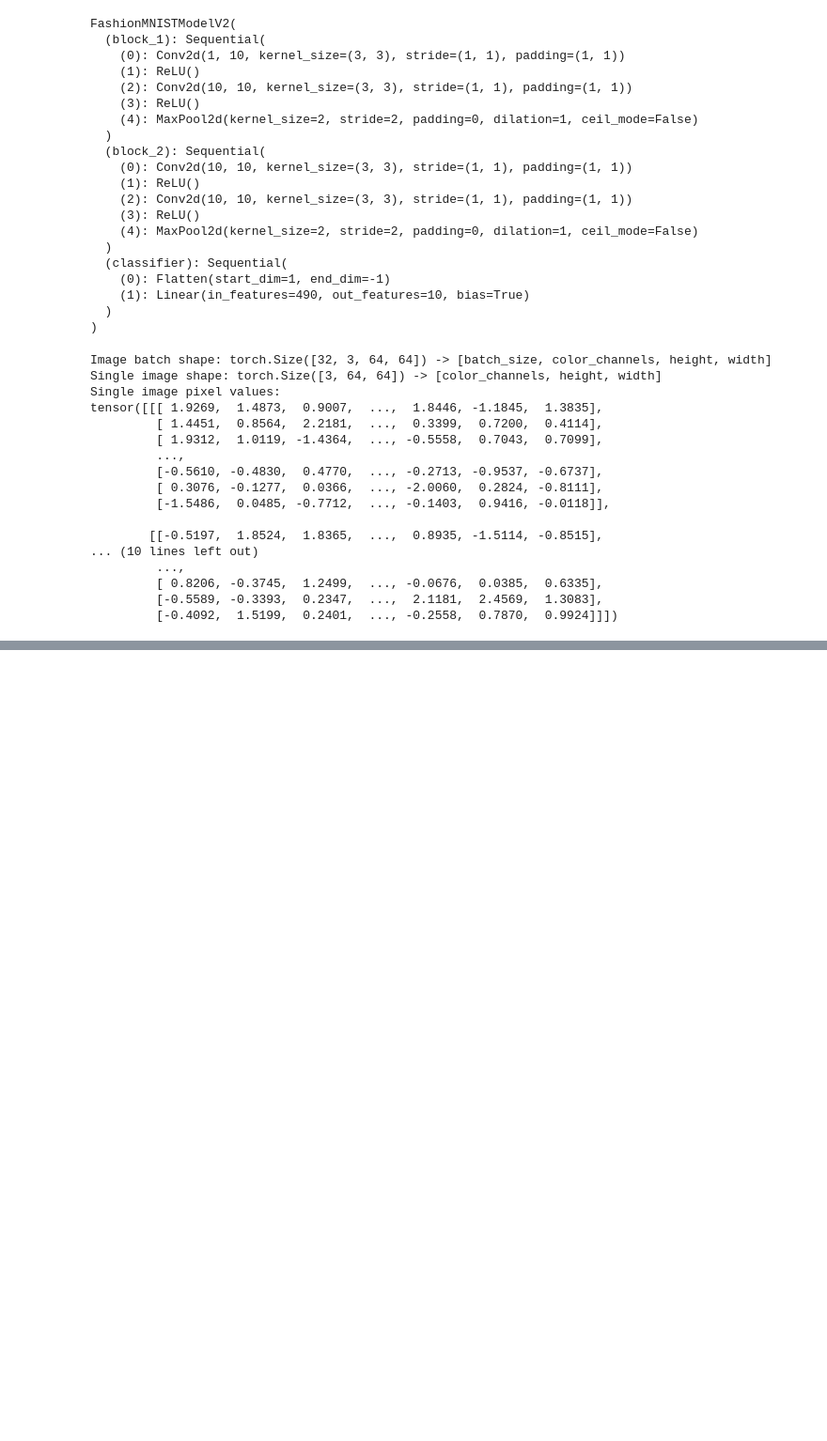
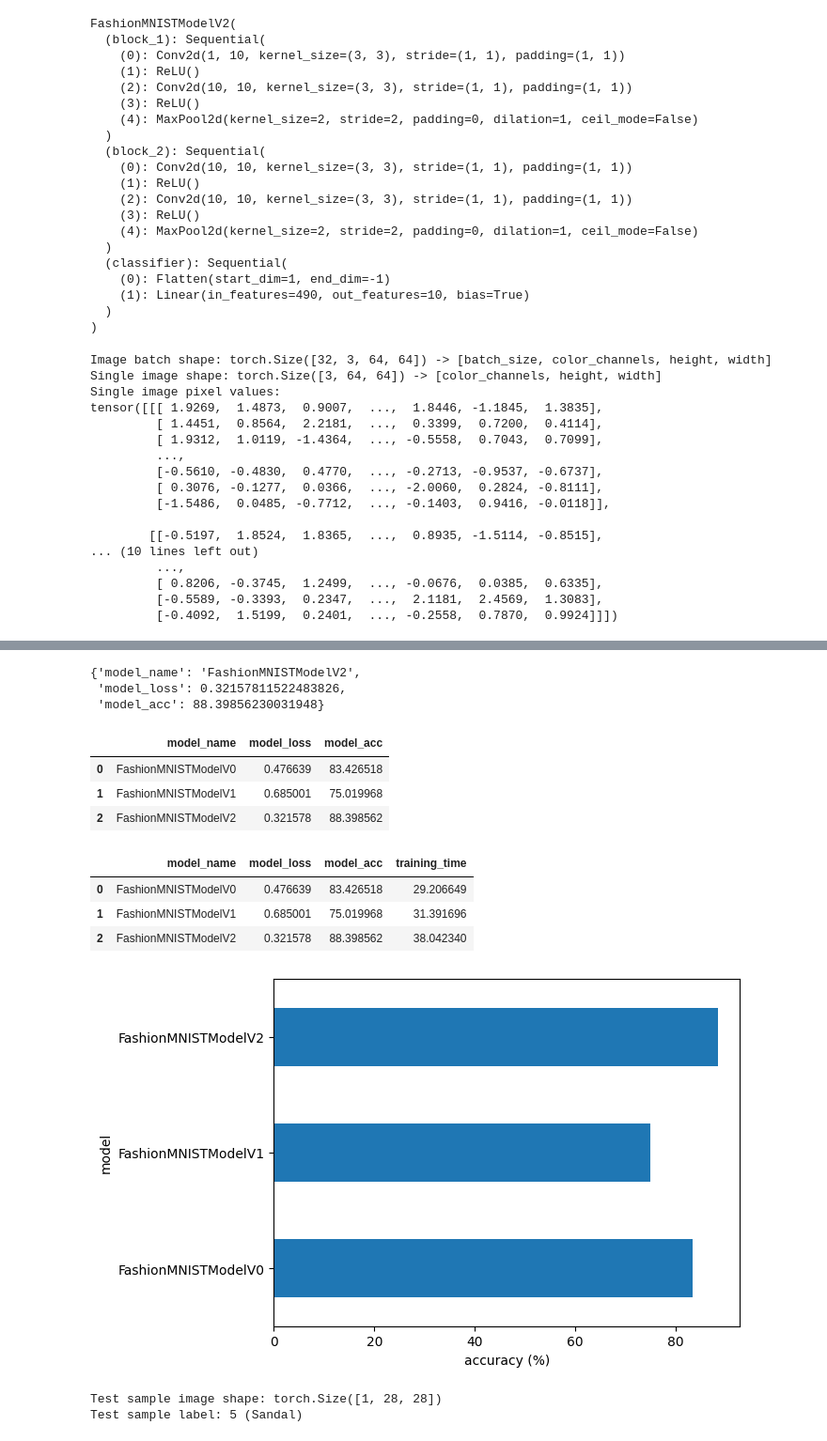
Before and after one commit to dthunn/ml_basics, a Jupyter notebook: torch/computer_vision.ipynb, the cells around one changed output, grey strips where cells are left out. Shown: that part at 94% size. Cells and saved outputs as stored; diff of their text form; code cells hidden in the pictures; blank space fills up the shorter version.

```diff
--- a/torch/computer_vision.ipynb
+++ b/torch/computer_vision.ipynb
@@ -719,0 +817,5 @@ tensor([[[ 1.9269,  1.4873,  0.9007,  ...,  1.8446, -1.1845,  1.3835],
+# %%
+# Setup loss and optimizer
+loss_fn = nn.CrossEntropyLoss()
+optimizer = torch.optim.SGD(params=model_2.parameters(),
+                             lr=0.1)
@@ -719,0 +868,42 @@ tensor([[[ 1.9269,  1.4873,  0.9007,  ...,  1.8446, -1.1845,  1.3835],
+# %%
+# Get model_2 results
+model_2_results = eval_model(
+    model=model_2,
+    data_loader=test_dataloader,
+    loss_fn=loss_fn,
+    accuracy_fn=accuracy_fn
+)
+model_2_results
+# %% [output]
+{'model_name': 'FashionMNISTModelV2',
+ 'model_loss': 0.32157811522483826,
+ 'model_acc': 88.39856230031948}
+# %%
+import pandas as pd
+
+compare_results = pd.DataFrame([model_0_results, model_1_results, model_2_results])
+compare_results
+# %% [output]
+|  | model_name | model_loss | model_acc |
+| 0 | FashionMNISTModelV0 | 0.476639 | 83.426518 |
+| 1 | FashionMNISTModelV1 | 0.685001 | 75.019968 |
+| 2 | FashionMNISTModelV2 | 0.321578 | 88.398562 |
+# %%
+# Add training times to results comparison
+compare_results["training_time"] = [total_train_time_model_0,
+                                    total_train_time_model_1,
+                                    total_train_time_model_2]
+compare_results
+# %% [output]
+|  | model_name | model_loss | model_acc | training_time |
+| 0 | FashionMNISTModelV0 | 0.476639 | 83.426518 | 29.206649 |
+| 1 | FashionMNISTModelV1 | 0.685001 | 75.019968 | 31.391696 |
+| 2 | FashionMNISTModelV2 | 0.321578 | 88.398562 | 38.042340 |
+# %%
+# Visualize our model results
+compare_results.set_index("model_name")["model_acc"].plot(kind="barh")
+
+plt.xlabel("accuracy (%)")
+plt.ylabel("model");
+# %% [output]
+[figure, added]
@@ -719,0 +930,14 @@ tensor([[[ 1.9269,  1.4873,  0.9007,  ...,  1.8446, -1.1845,  1.3835],
+# %%
+import random
+random.seed(42)
+test_samples = []
+test_labels = []
+for sample, label in random.sample(list(test_data), k=9):
+    test_samples.append(sample)
+    test_labels.append(label)
+
+# View the first test sample shape and label
+print(f"Test sample image shape: {test_samples[0].shape}\nTest sample label: {test_labels[0]} ({class_names[test_labels[0]]})")
+# %% [output]
+Test sample image shape: torch.Size([1, 28, 28])
+Test sample label: 5 (Sandal)
```
Also changed, not shown: parts of 20 cells of this notebook.
